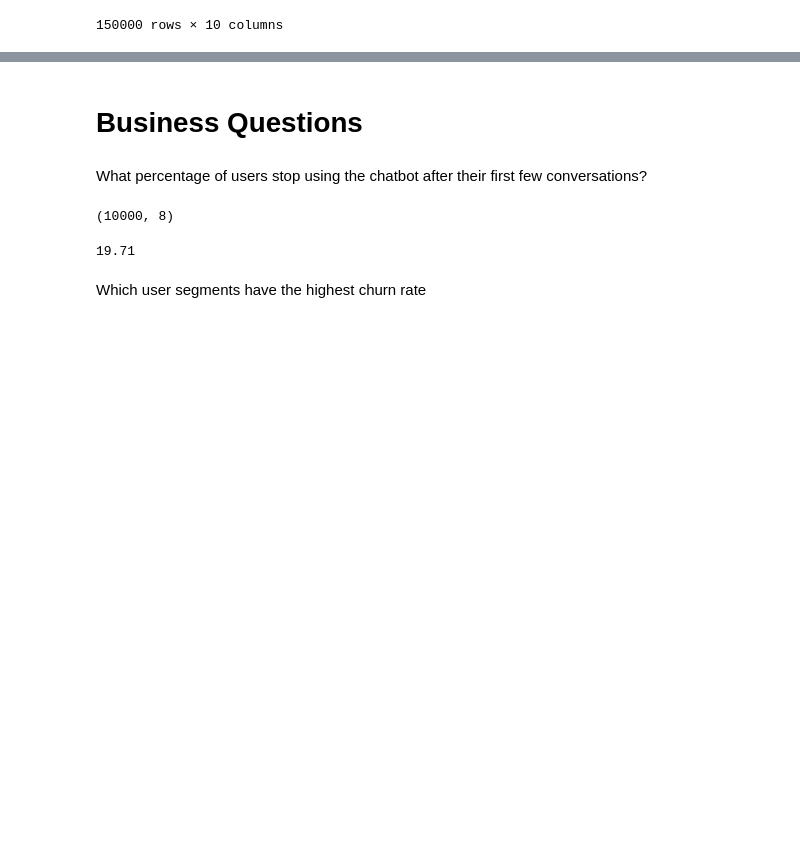
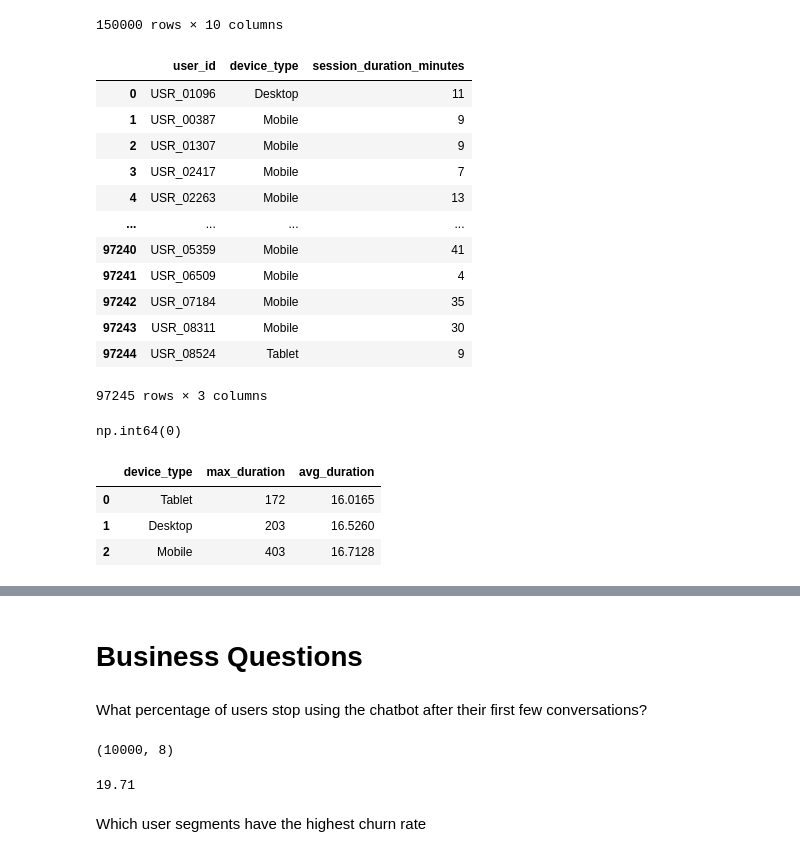
Before and after one commit to vishva0710/ai-chatbot-user-retention-analysis, a Jupyter notebook: AI_Chatbot_User_Retention_Analysis.ipynb, the cells around one changed output, grey strips where cells are left out. Cells and saved outputs as stored; diff of their text form; code cells hidden in the pictures; blank space fills up the shorter version.

```diff
--- a/AI_Chatbot_User_Retention_Analysis.ipynb
+++ b/AI_Chatbot_User_Retention_Analysis.ipynb
@@ -1966,0 +1986,17 @@ sec_date
+# %%
+query='select * from user_sec'
+pd.read_sql(query,engin)
+# %% [output]
+|  | user_id | device_type | session_duration_minutes |
+| 0 | USR_01096 | Desktop | 11 |
+| 1 | USR_00387 | Mobile | 9 |
+| 2 | USR_01307 | Mobile | 9 |
+| 3 | USR_02417 | Mobile | 7 |
+| 4 | USR_02263 | Mobile | 13 |
+| ... | ... | ... | ... |
+| 97240 | USR_05359 | Mobile | 41 |
+| 97241 | USR_06509 | Mobile | 4 |
+| 97242 | USR_07184 | Mobile | 35 |
+| 97243 | USR_08311 | Mobile | 30 |
+| 97244 | USR_08524 | Tablet | 9 |
+97245 rows × 3 columns
@@ -1966,0 +2005,12 @@ sec_date
+# %%
+user_sec_df.duplicated().sum()
+# %% [output]
+np.int64(0)
+# %%
+query='select device_type,max(session_duration_minutes) as max_duration, avg(session_duration_minutes) as avg_duration from user_sec group by device_type order by  max_duration,avg_duration asc'
+pd.read_sql(query,engin)
+# %% [output]
+|  | device_type | max_duration | avg_duration |
+| 0 | Tablet | 172 | 16.0165 |
+| 1 | Desktop | 203 | 16.5260 |
+| 2 | Mobile | 403 | 16.7128 |
```
Also changed, not shown: parts of 18 cells of this notebook, 1 other file.
